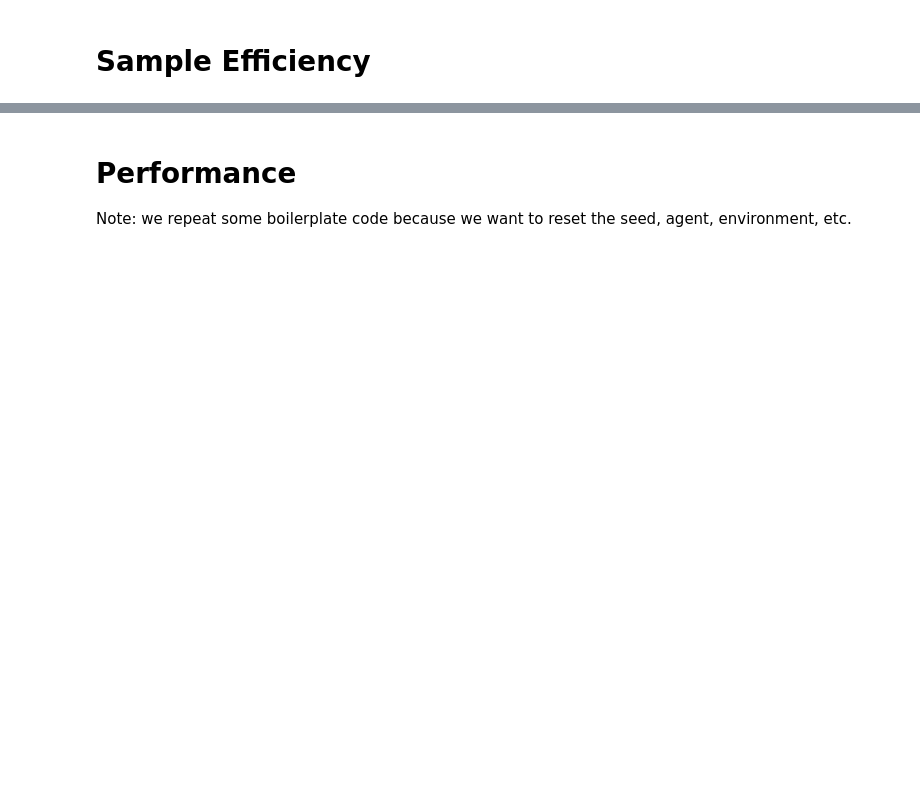
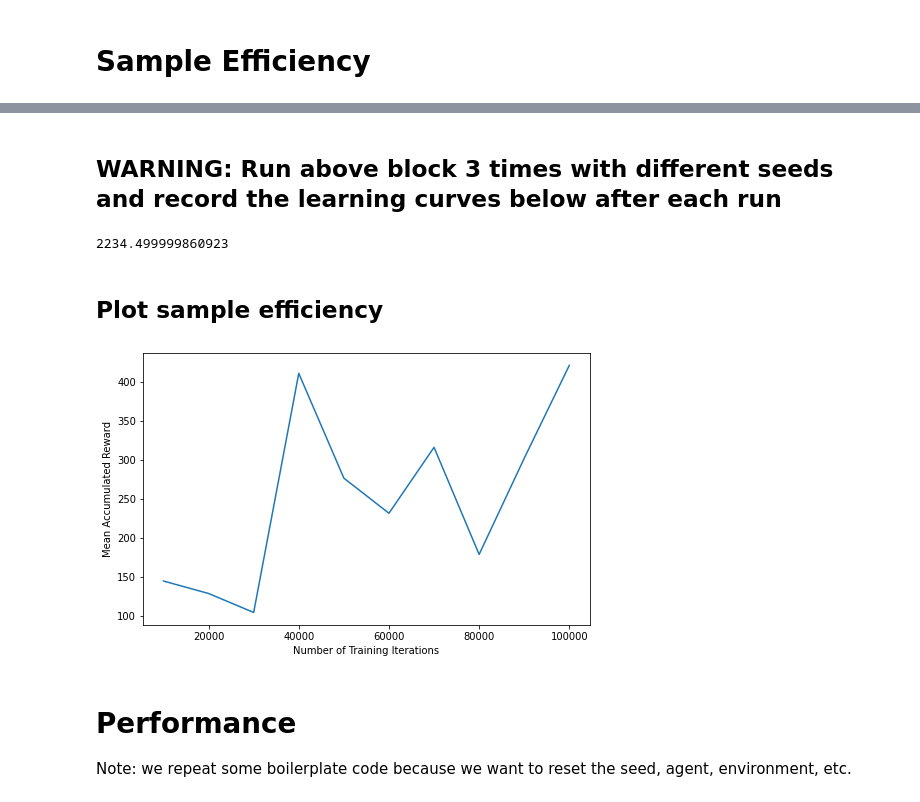
Before and after one commit to CristianManta/JBW-episodic, a Jupyter notebook: main.ipynb, the cells around one changed output, grey strips where cells are left out. Drawn from its saved outputs; the diff is of its cells as text; code cells hidden in the pictures; blank space fills up the shorter version.

```diff
--- a/main.ipynb
+++ b/main.ipynb
@@ -260,3 +280,30 @@ print(f"Sample Efficiency: {auc(np.arange(total_timesteps / evaluation_freq), sa
+# %% [markdown]
+## WARNING: Run above block 3 times with different seeds and record the learning curves below after each run
+# %%
+lc1 = sample_efficiency_learning_curve
+# %%
+lc2 = sample_efficiency_learning_curve
+# %%
+lc3 = sample_efficiency_learning_curve
+# %%
+avg_learning_curve = np.mean([lc1, lc2, lc3], axis=0)
+avg_auc = auc(np.arange(total_timesteps / evaluation_freq), avg_learning_curve)
+# %%
+avg_auc
+# %% [output]
+2234.499999860923
+# %% [markdown]
+## Plot sample efficiency
+# %%
+image_name = "ddqn_without_scent_buffer_1000_anneal_10000_target_batch_16_sample_efficiency" #@param {type:"string"}
+plt.figure(figsize=(8,5))
+iters = np.arange(evaluation_freq, total_timesteps + evaluation_freq, evaluation_freq)
+plt.plot(iters, avg_learning_curve)
+plt.xlabel("Number of Training Iterations")
+plt.ylabel("Mean Accumulated Reward")
+plt.savefig(f'experiment_plots/{image_name}')
+# %% [output]
+[figure, added]
 # %% [markdown]
 # Performance
 Note: we repeat some boilerplate code because we want to reset the seed, agent, environment, etc.
```
Also changed, not shown: parts of 7 cells of this notebook.
